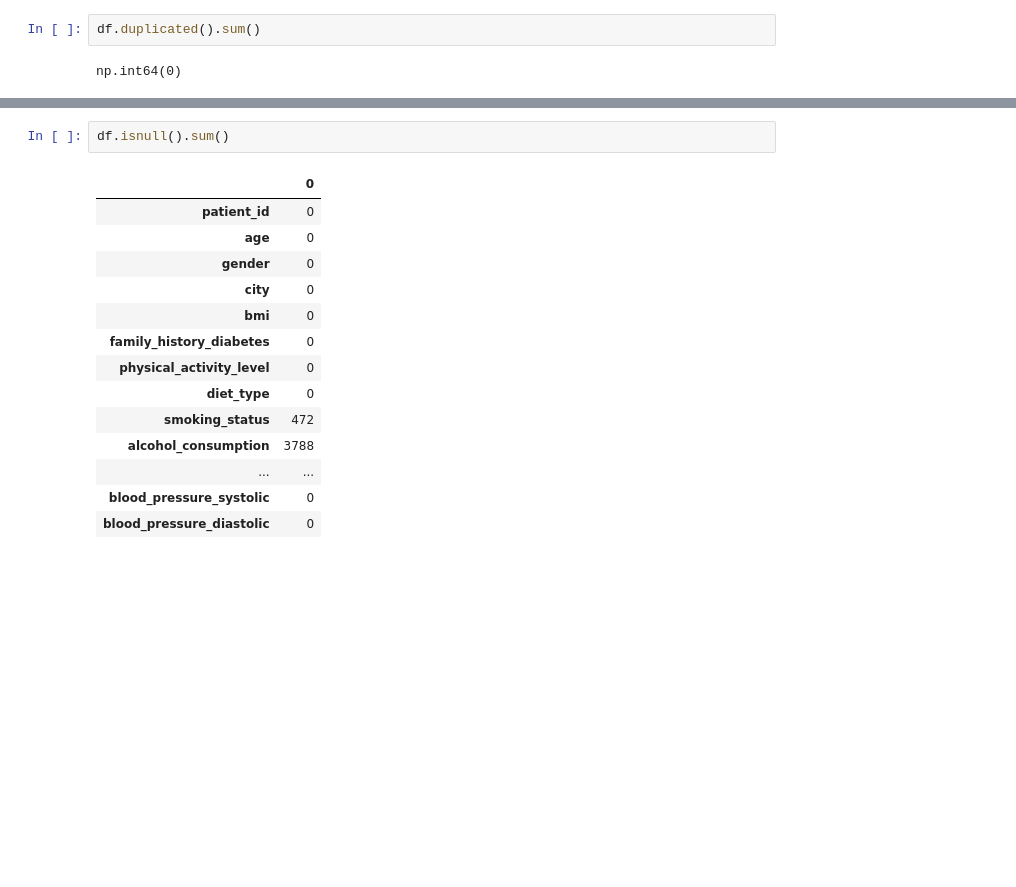
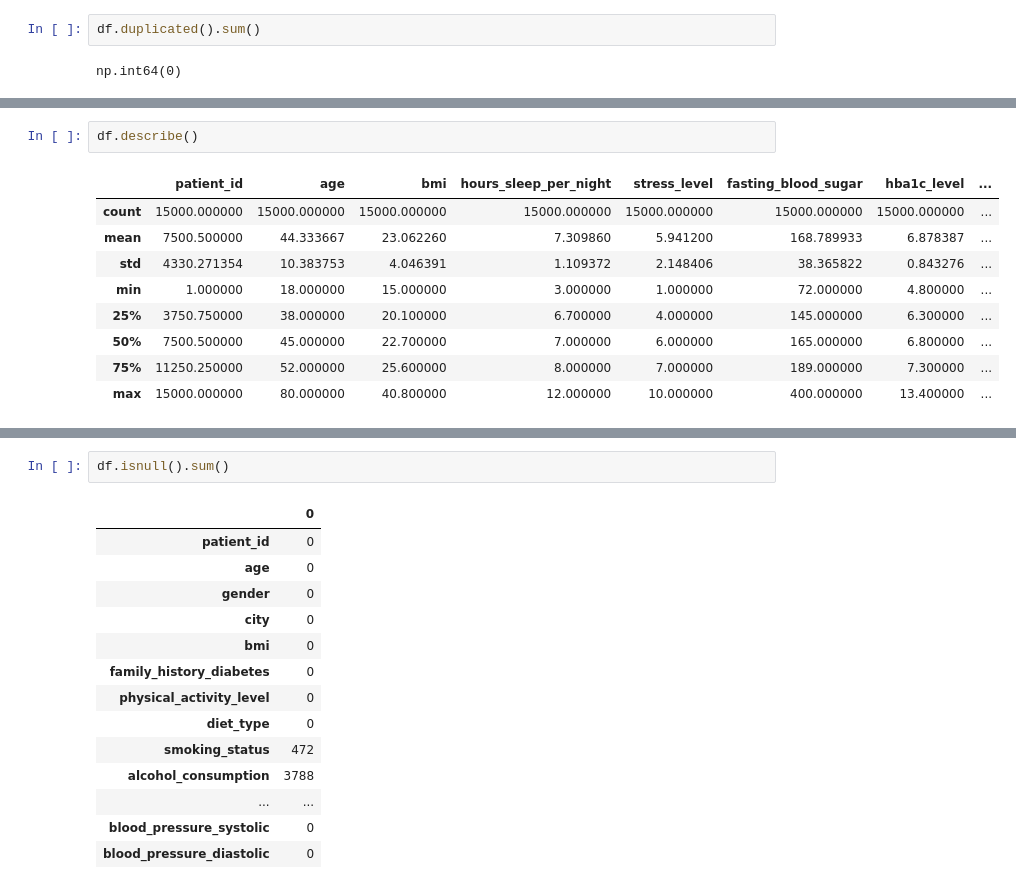
Before and after one commit to Group-9-AI-ML-class-A/Diabetes-Risk-screener, a Jupyter notebook: Virtue_Data_Cleaning_CapstoneP.ipynb, the cells around one changed output, grey strips where cells are left out. Saved outputs shown, nothing was run; the diff lists cells and outputs as text; blank space fills up the shorter version.

```diff
--- a/Virtue_Data_Cleaning_CapstoneP.ipynb
+++ b/Virtue_Data_Cleaning_CapstoneP.ipynb
@@ -30,0 +53,12 @@ np.int64(0)
+# %%
+df.describe()
+# %% [output]
+|  | patient_id | age | bmi | hours_sleep_per_night | stress_level | fasting_blood_sugar | hba1c_level | ... |
+| count | 15000.000000 | 15000.000000 | 15000.000000 | 15000.000000 | 15000.000000 | 15000.000000 | 15000.000000 | ... |
+| mean | 7500.500000 | 44.333667 | 23.062260 | 7.309860 | 5.941200 | 168.789933 | 6.878387 | ... |
+| std | 4330.271354 | 10.383753 | 4.046391 | 1.109372 | 2.148406 | 38.365822 | 0.843276 | ... |
+| min | 1.000000 | 18.000000 | 15.000000 | 3.000000 | 1.000000 | 72.000000 | 4.800000 | ... |
+| 25% | 3750.750000 | 38.000000 | 20.100000 | 6.700000 | 4.000000 | 145.000000 | 6.300000 | ... |
+| 50% | 7500.500000 | 45.000000 | 22.700000 | 7.000000 | 6.000000 | 165.000000 | 6.800000 | ... |
+| 75% | 11250.250000 | 52.000000 | 25.600000 | 8.000000 | 7.000000 | 189.000000 | 7.300000 | ... |
+| max | 15000.000000 | 80.000000 | 40.800000 | 12.000000 | 10.000000 | 400.000000 | 13.400000 | ... |
```
Also changed, not shown: parts of 3 cells of this notebook.
